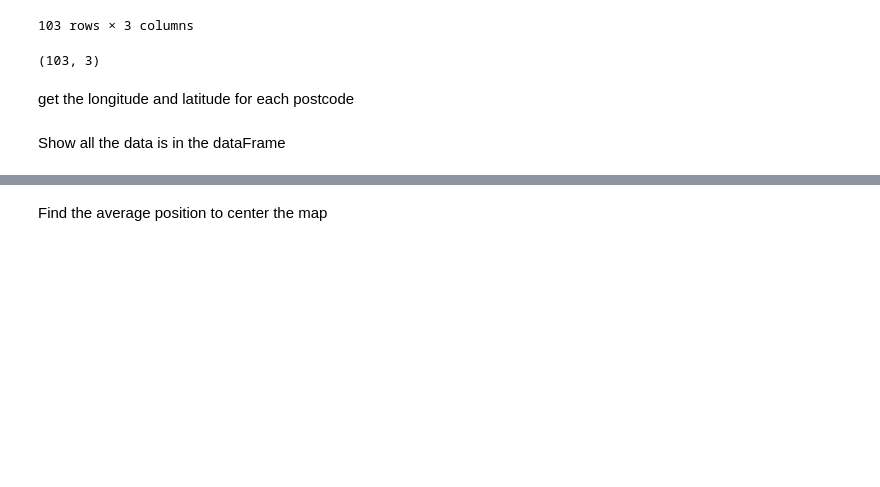
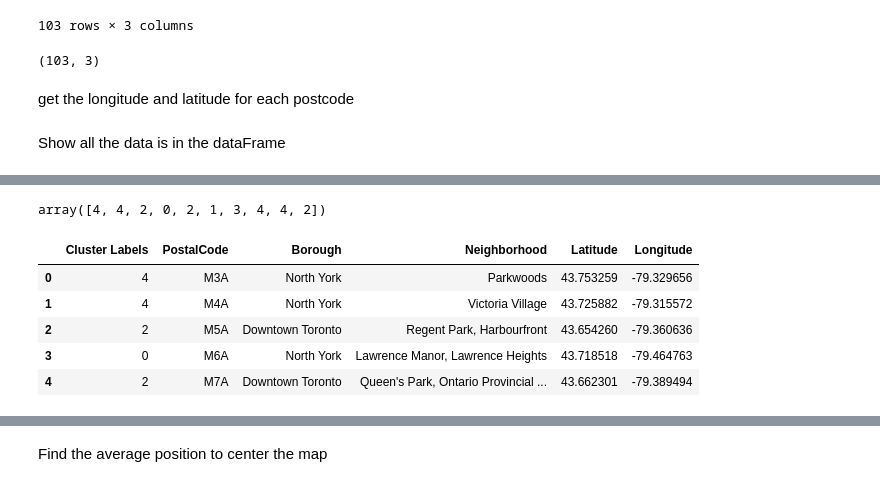
Before and after one commit to berrisfordjohn/Coursera_Capstone, a Jupyter notebook: week3_part3.ipynb, the cells around one changed output, grey strips where cells are left out. Drawn from its saved outputs; the diff is of its cells as text; code cells hidden in the pictures; blank space fills up the shorter version.

Commit message:
added clustering

```diff
--- a/week3_part3.ipynb
+++ b/week3_part3.ipynb
@@ -98,0 +118,24 @@ df
+# %%
+# set number of clusters
+kclusters = 5
+
+# run k-means clustering
+kmeans = KMeans(n_clusters=kclusters, random_state=0).fit(df[['Longitude','Latitude']])
+
+# check cluster labels generated for each row in the dataframe
+kmeans.labels_[0:10]
+# %% [output]
+array([4, 4, 2, 0, 2, 1, 3, 4, 4, 2])
+# %%
+
+# add clustering labels
+df.insert(0, 'Cluster Labels', kmeans.labels_)
+
+df.head()
+# %% [output]
+|  | Cluster Labels | PostalCode | Borough | Neighborhood | Latitude | Longitude |
+| 0 | 4 | M3A | North York | Parkwoods | 43.753259 | -79.329656 |
+| 1 | 4 | M4A | North York | Victoria Village | 43.725882 | -79.315572 |
+| 2 | 2 | M5A | Downtown Toronto | Regent Park, Harbourfront | 43.654260 | -79.360636 |
+| 3 | 0 | M6A | North York | Lawrence Manor, Lawrence Heights | 43.718518 | -79.464763 |
+| 4 | 2 | M7A | Downtown Toronto | Queen's Park, Ontario Provincial ... | 43.662301 | -79.389494 |
```
Also changed, not shown: parts of 6 cells of this notebook.
